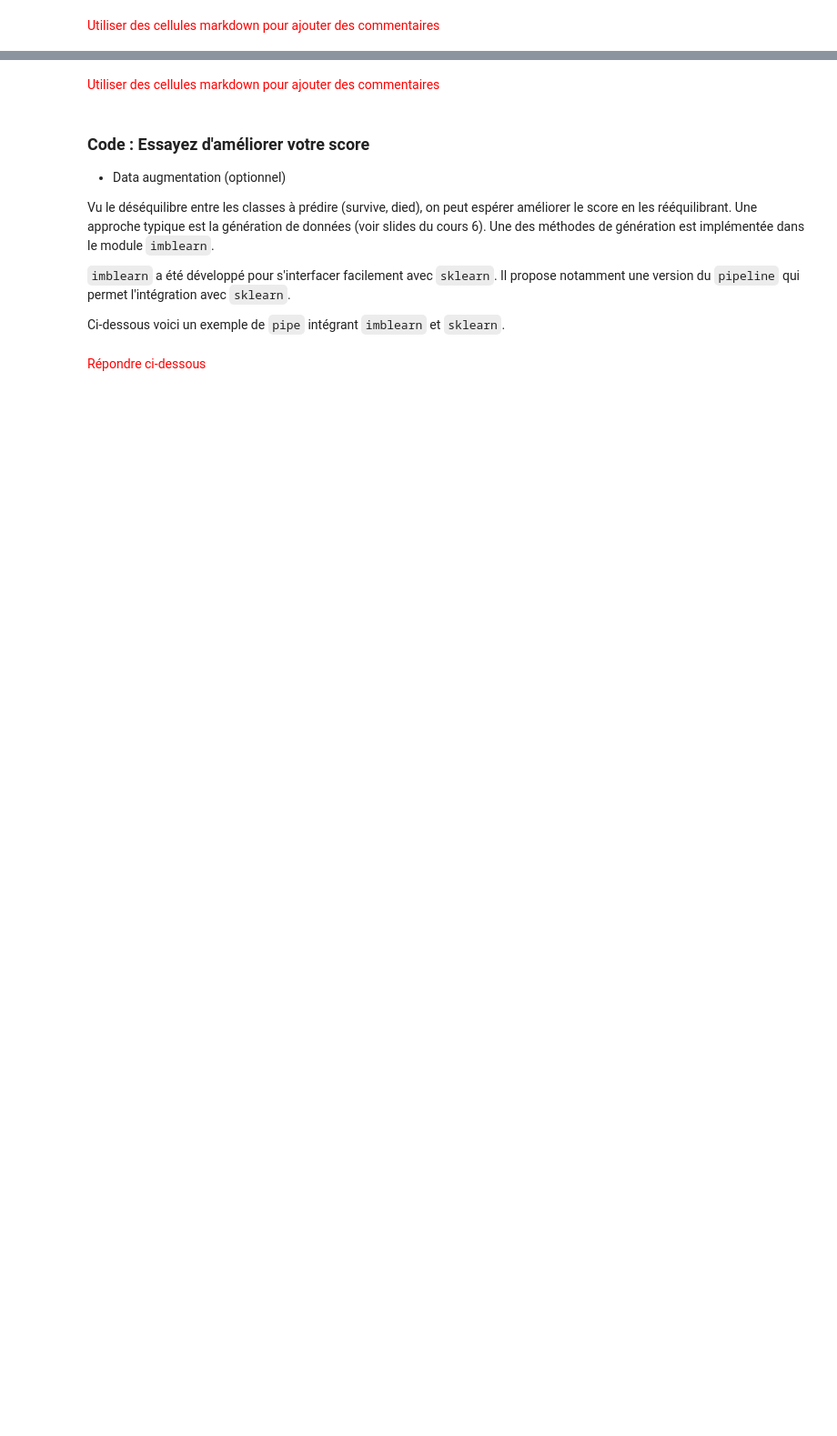
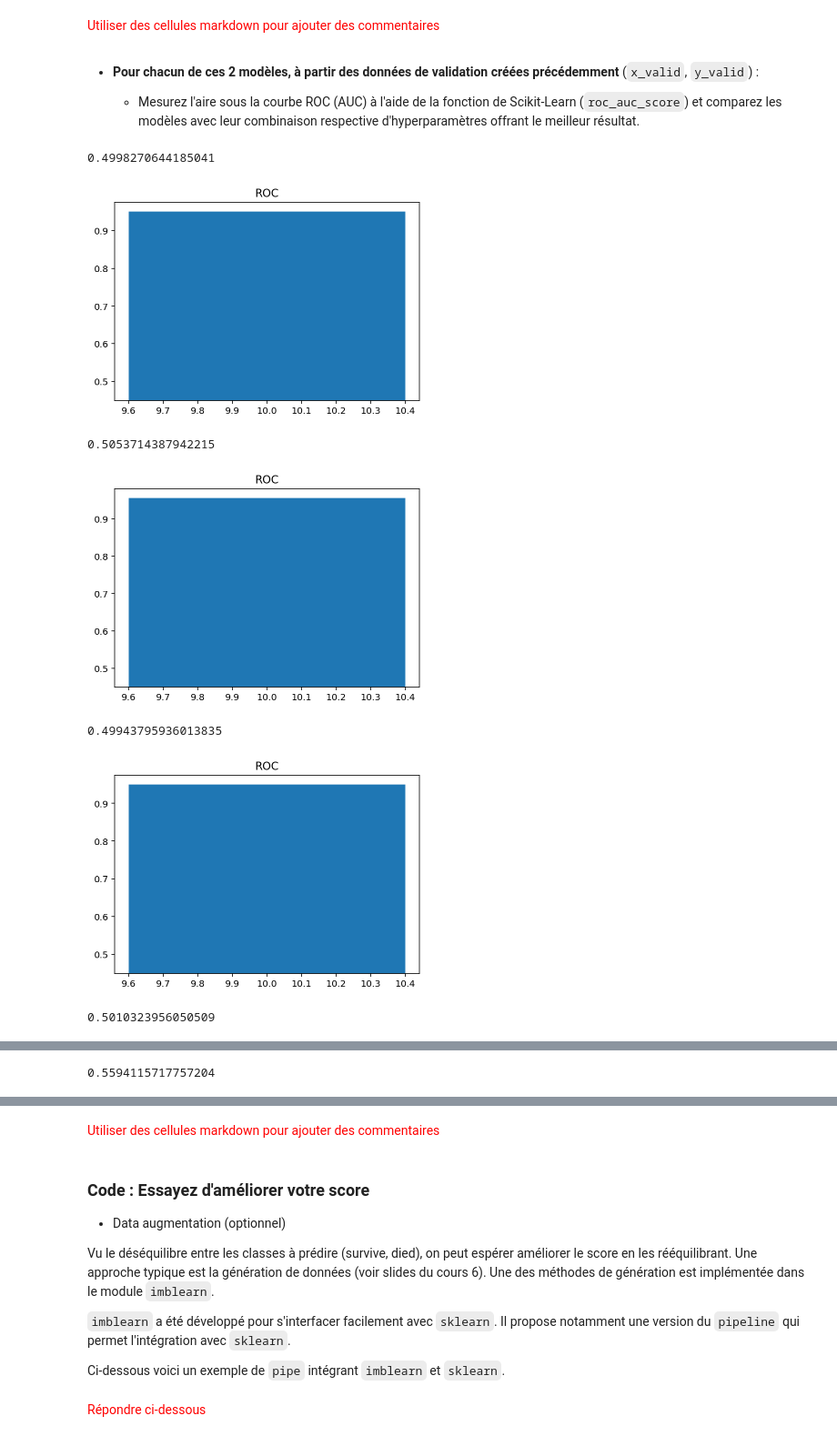
Before and after one commit to AlexisDel/Projet-ISD2, a Jupyter notebook: Projet.ipynb, the cells around one changed output, grey strips where cells are left out. Shown at 91% size. Drawn from its saved outputs; the diff is of its cells as text; code cells hidden in the pictures; blank space fills up the shorter version.

```diff
--- a/Projet.ipynb
+++ b/Projet.ipynb
@@ -870,0 +994,44 @@ CV = 10
+# %% [markdown]
+* **Pour chacun de ces 2 modèles, à partir des données de validation créées précédemment** (`x_valid`, `y_valid`) :
+
+    * Mesurez l'aire sous la courbe ROC (AUC) à l'aide de la fonction de Scikit-Learn (`roc_auc_score`) et comparez les modèles avec leur combinaison respective d'hyperparamètres offrant le meilleur résultat.
+# %%
+from sklearn.metrics import roc_auc_score
+
+n_components = [10]
+
+models = {LogisticRegression(random_state=0, max_iter=10000) : "Logistic Regression",
+          DecisionTreeClassifier(random_state=0) : "Decision Tree",
+          RandomForestClassifier(random_state=0, n_estimators=10) : "Random Forest",
+          KNeighborsClassifier() : "KNeighbors",
+          SVC(max_iter=1000) : "SVC"
+         }
+
+for model in models:
+
+    ROC=[]
+
+    for n_component in n_components:
+
+        X_train, X_valid = standardize_and_pca(n_component, x_train, x_valid)
+
+        clf = model
+        clf.fit(X_train, y_train)  # training
+
+        y_pred = clf.predict(X_valid)  # predictions
+
+        roc = roc_auc_score(y_valid, clf.predict(X_valid))
+        print(roc)
+        ROC.append(roc)
+
+    plt.title("ROC")
+    plt.bar(n_components, ROC, bottom=0.45)
+    plt.show()
+# %% [output]
+0.4998270644185041
+[figure, added]
+0.5053714387942215
+[figure, added]
+0.49943795936013835
+[figure, added]
+0.5010323956050509
@@ -870,0 +1039 @@ CV = 10
+0.5594115717757204
```
Also changed, not shown: parts of 33 cells of this notebook, 1 other file.
